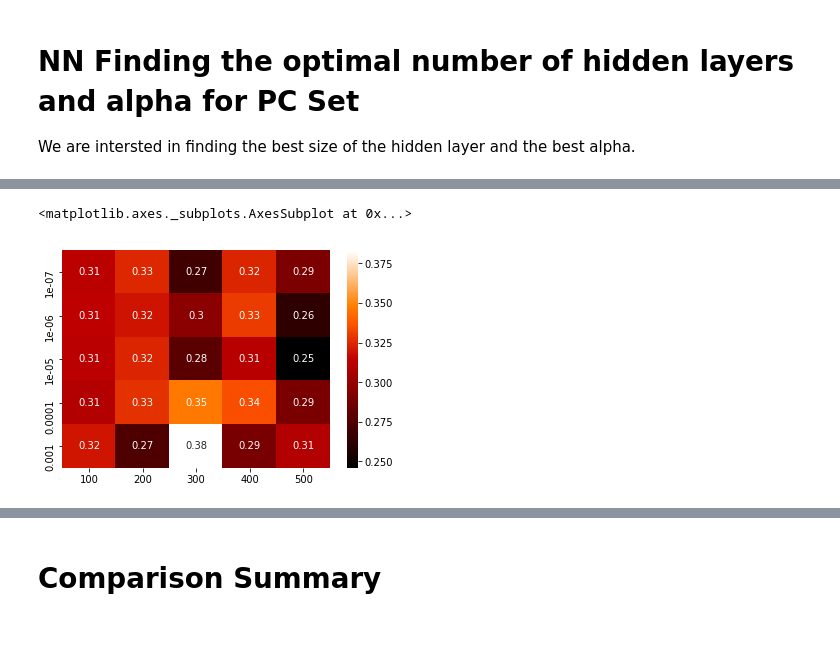
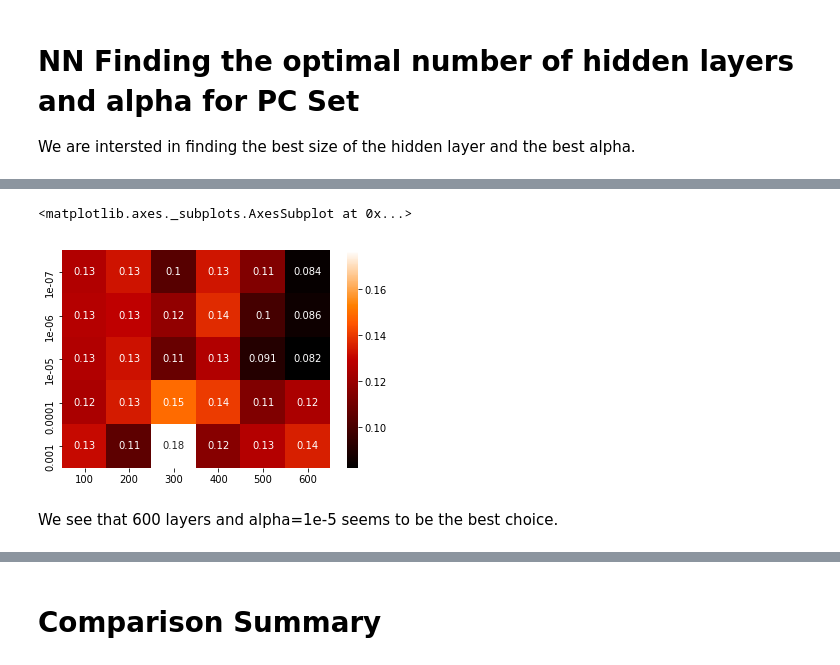
Before and after one commit to zweili/ml_project_2, a Jupyter notebook: Final Notebook Lucas.ipynb, the cells around one changed output, grey strips where cells are left out. Drawn from its saved outputs; the diff is of its cells as text; code cells hidden in the pictures; blank space fills up the shorter version.

```diff
--- a/Final Notebook Lucas.ipynb
+++ b/Final Notebook Lucas.ipynb
@@ -832,19 +832,24 @@ def cross_validation_no_plot(x_tr,y_tr,y_uc,regression_method,k_fold=4,seed=1):
 # %%
 """Variable Initialization"""
 alphas = np.logspace(-7,-3,5)
-#alphas = 10.0**np.arange(-6,-3)
-hidden_layers = np.arange(100,600,100)
-mse_nn_pca_arr=pd.DataFrame(data=None, index=alphas, columns=hidden_layers)
-r2_nn_pca_arr=pd.DataFrame(data=None, index=alphas, columns=hidden_layers)
-biasm_nn_pca_arr=pd.DataFrame(data=None, index=alphas, columns=hidden_layers)
+
+hidden_layers = np.arange(100,700,100)
+
+mse_nn_pca_merged=pd.DataFrame(data=None, index=alphas, columns=hidden_layers)
+r2_nn_pca_merged=pd.DataFrame(data=None, index=alphas, columns=hidden_layers)
+biasm_nn_pca_merged=pd.DataFrame(data=None, index=alphas, columns=hidden_layers)
 # %%
 """Grid search for size of layer and alpha"""
+try:
+    mse_nn_pca_merged, r2_nn_pca_merged,  biasm_nn_pca_merged, train_size = load_pickle('./heatmap_OC.pickle')
+except (FileNotFoundError, EOFError) as e:
+    for alpha_ in alphas:
 
-for alpha_ in alphas:
+        for hidden_layer in hidden_layers:
+            reg_method = 'MLPRegressor(hidden_layer_sizes=(%d,),alpha=%.7f,batch_size=200,max_iter=400)'%(hidden_layer,alpha_)
+            print(reg_method)
 
-    for hidden_layer in hidden_layers:
-        reg_method = 'MLPRegressor(hidden_layer_sizes=(%d,),alpha=%.7f,batch_size=200,max_iter=400)'%(hidden_layer,alpha_)
-        print(reg_method)
+            mse_nn_pca_merged.loc[alpha_,hidden_layer], r2_nn_pca_merged.loc[alpha_,hidden_layer],  biasm_nn_pca_merged.loc[alpha_,hidden_layer], train_size =  cross_validation_no_plot(pd.DataFrame(pca_tr),y_tr,df_OCU_tr,reg_method)
 
-        mse_nn_pca_arr.loc[alpha_,hidden_layer], r2_nn_pca_arr.loc[alpha_,hidden_layer],  biasm_nn_pca_arr.loc[alpha_,hidden_layer], train_size =  cross_validation_no_plot(pd.DataFrame(pca_tr),y_tr,df_OCU_tr,reg_method)
+    save_pickle((mse_nn_pca_merged, r2_nn_pca_merged,  biasm_nn_pca_merged, train_size),'./heatmap_OC.pickle')
 # %% [output]
@@ -870,5 +897,7 @@ We can portray the data using a heat map. We will select the combination with th
 # %%
-sns.heatmap(biasm_nn_pca_arr.astype('float')/r2_nn_pca_arr.astype('float'),annot=True,cmap='gist_heat')
+sns.heatmap(biasm_nn_pca_merged.astype('float')**2+(10*(1-r2_nn_pca_merged.astype('float')))**2,annot=True,cmap='gist_heat')
 # %% [output]
 <matplotlib.axes._subplots.AxesSubplot at 0x...>
-[figure, old version]
+[figure, new version]
+# %% [markdown]
+We see that 600 layers and alpha=1e-5 seems to be the best choice.
```
Also changed, not shown: parts of 33 cells of this notebook, 4 other files.
